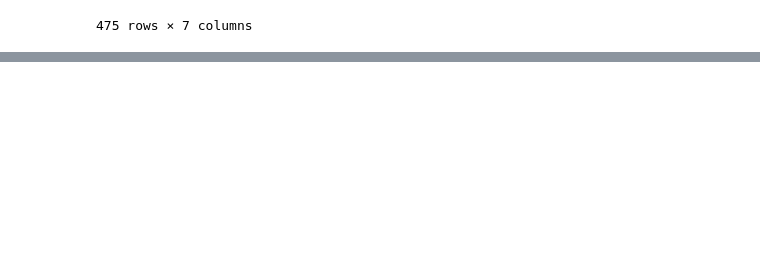
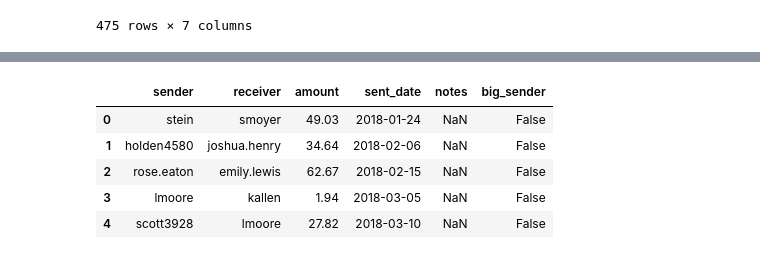
Before and after one commit to zstearman3/treehouse-pandas, a Jupyter notebook: Pandas Coding Challenge.ipynb, the cells around one changed output, grey strips where cells are left out. Saved outputs shown, nothing was run; the diff lists cells and outputs as text; code cells hidden in the pictures; blank space fills up the shorter version.

```diff
--- a/Pandas Coding Challenge.ipynb
+++ b/Pandas Coding Challenge.ipynb
@@ -92,0 +241,11 @@ users
+# %%
+# renaming columes can be done with the rename method, inplace says we don't want a copy
+transactions.rename(columns={'large': 'big_sender'}, inplace=True)
+transactions.head()
+# %% [output]
+|  | sender | receiver | amount | sent_date | notes | big_sender |
+| 0 | stein | smoyer | 49.03 | 2018-01-24 | NaN | False |
+| 1 | holden4580 | joshua.henry | 34.64 | 2018-02-06 | NaN | False |
+| 2 | rose.eaton | emily.lewis | 62.67 | 2018-02-15 | NaN | False |
+| 3 | lmoore | kallen | 1.94 | 2018-03-05 | NaN | False |
+| 4 | scott3928 | lmoore | 27.82 | 2018-03-10 | NaN | False |
```
Also changed, not shown: parts of 20 cells of this notebook.
